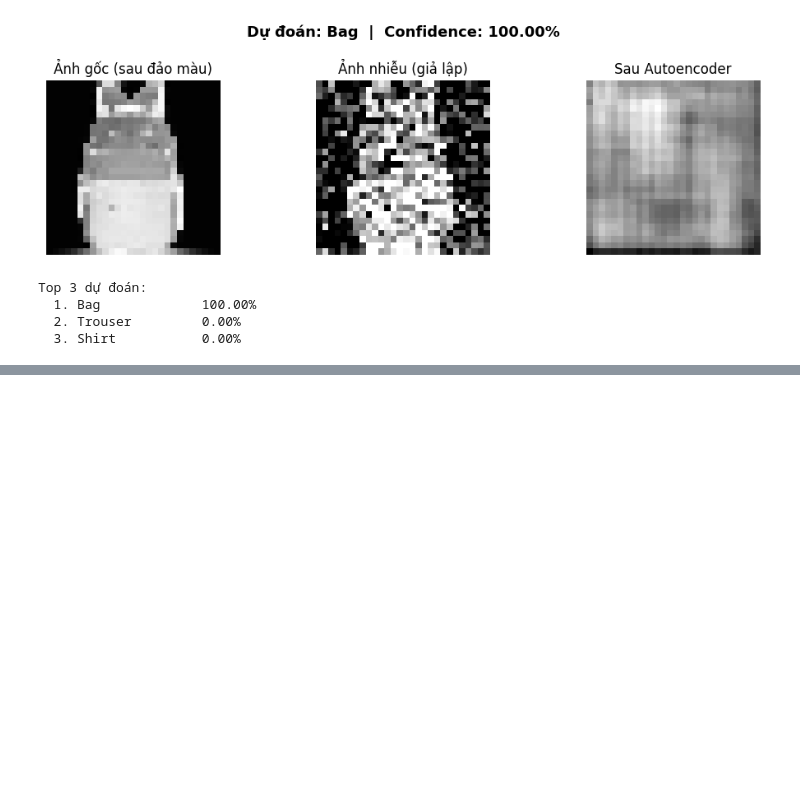
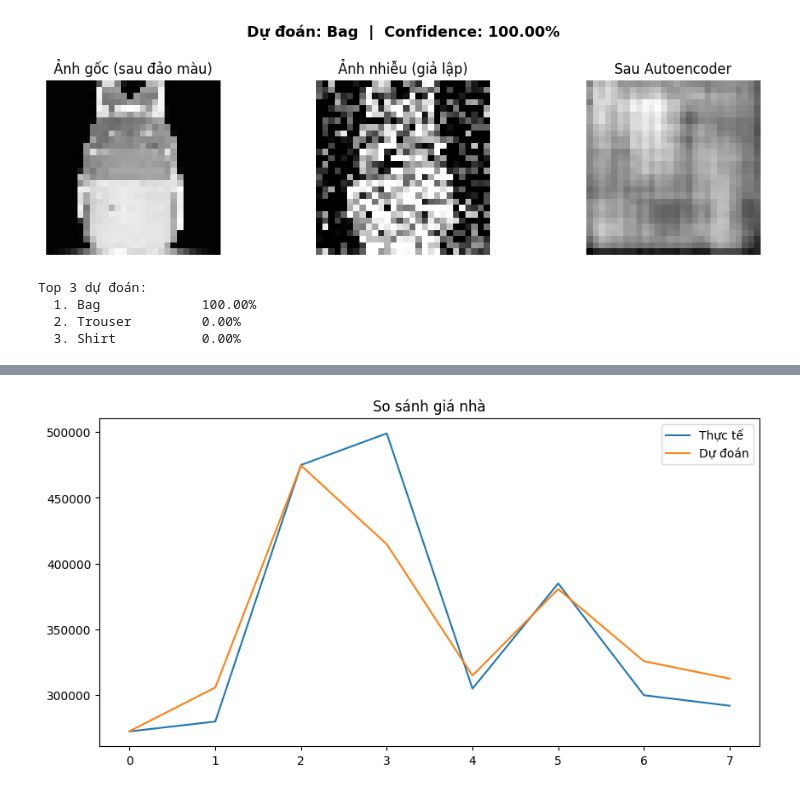
Before and after one commit to AnhNgoc201/Deeplearning, a Jupyter notebook: Thuchanh_Tuan4.ipynb, the cells around one changed output, grey strips where cells are left out. Cells and saved outputs as stored; diff of their text form; code cells hidden in the pictures; blank space fills up the shorter version.

```diff
--- a/Thuchanh_Tuan4.ipynb
+++ b/Thuchanh_Tuan4.ipynb
@@ -426,0 +488,6 @@ Top 3 dự đoán:
+# %%
+from sklearn.model_selection import train_test_split
+
+X_train, X_test, y_train, y_test = train_test_split(
+    X_scaled, y_scaled, test_size=0.2, random_state=42
+)
@@ -426,0 +537,2 @@ Top 3 dự đoán:
+# %%
+model.fit(X_train, y_train, validation_data=(X_test, y_test), epochs=50)
@@ -426,0 +572,11 @@ Top 3 dự đoán:
+# %%
+y_pred = model.predict(X_test)
+
+y_pred_real = scaler_y.inverse_transform(y_pred)
+y_test_real = scaler_y.inverse_transform(y_test)
+
+print("Giá thực tế:")
+print(y_test_real[:10])
+
+print("\nGiá dự đoán:")
+print(y_pred_real[:10].reshape(-1))
@@ -426,0 +598,8 @@ Top 3 dự đoán:
+# %%
+new_house = np.array([[370000, 380000, 2000, 1.0, 20, 4000, 8, 3]])
+new_house_scaled = scaler.transform(new_house)
+new_house_scaled = new_house_scaled.reshape(1, new_house_scaled.shape[1], 1)
+
+y_pred = model.predict(new_house_scaled)
+y_pred_real = scaler_y.inverse_transform(y_pred)
+print("Giá dự đoán:", y_pred_real[0][0])
@@ -426,0 +609,11 @@ Top 3 dự đoán:
+# %%
+import matplotlib.pyplot as plt
+
+plt.figure(figsize=(10,5))
+plt.plot(y_test_real[:50], label='Thực tế')
+plt.plot(y_pred_real[:50], label='Dự đoán')
+plt.legend()
+plt.title("So sánh giá nhà")
+plt.show()
+# %% [output]
+[figure, added]
```
Also changed, not shown: parts of 17 cells of this notebook.
